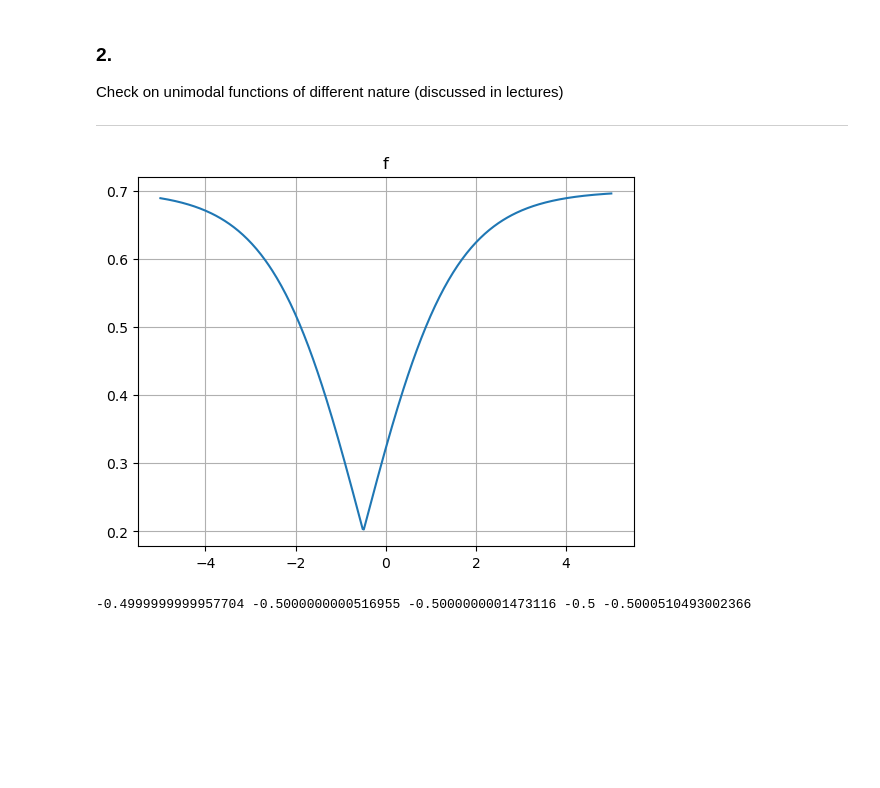
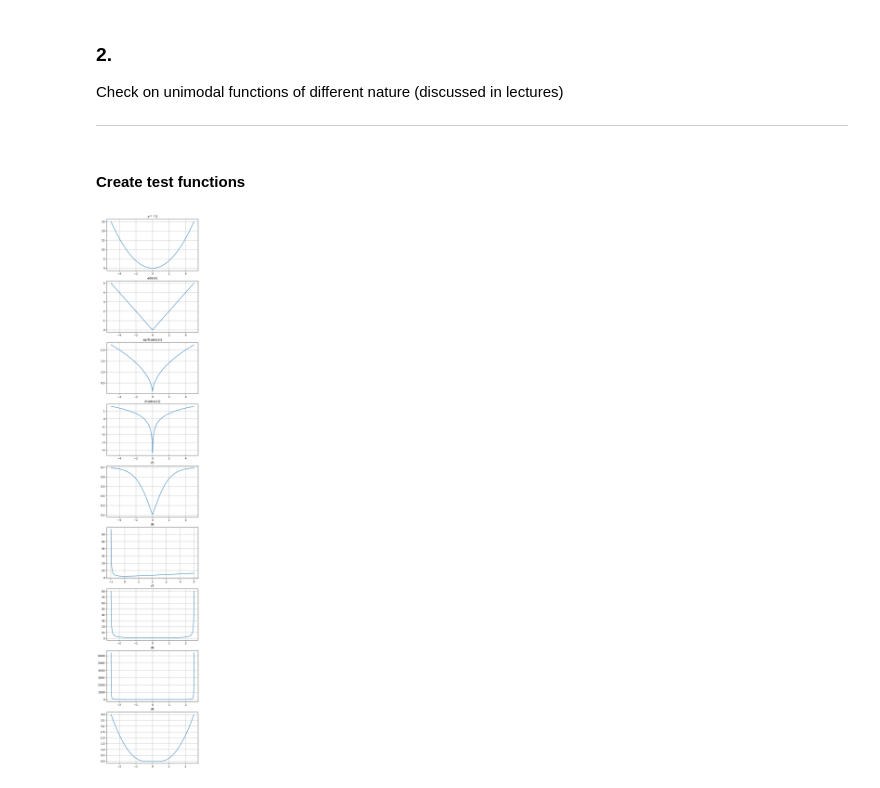
Before and after one commit to ricet8ur/optimization_labs, a Jupyter notebook: 1/search_methods.ipynb, the cells around one changed output. Drawn from its saved outputs; the diff is of its cells as text; code cells hidden in the pictures; blank space fills up the shorter version.

Commit message:
1: test on unimodal functions

```diff
--- a/1/search_methods.ipynb
+++ b/1/search_methods.ipynb
@@ -383,33 +383,5 @@ def brent2(f: Callable[[float], float], a: float, b: float, eps=1e-9):
 Check on unimodal functions of different nature (discussed in lectures)
 
 ---
-# %%
-import numpy as np
-import matplotlib.pyplot as plt
-
-
-def f(x):
-    return 1 / (1 + np.exp(-np.abs(x + 0.5))) - 0.3
-
-
-x = np.linspace(-5, 5, num=400)
-y = [f(i) for i in x]
-
-plt.plot(x, y)
-plt.title("f")
-plt.grid(True)
-plt.show()
-# %% [output]
-[figure, removed]
-# %%
-a = -5
-b = 5
-print(
-    dichotomy_search(f, a, b),
-    golden_section_search(f, a, b),
-    fibonacci_search(f, a, b),
-    successive_parabolic_interpolation(f, a, b),
-    brent2(f, a, b),
-)
-# %% [output]
--0.4999999999957704 -0.5000000000516955 -0.5000000001473116 -0.5 -0.5000510493002366
+# %% [markdown]
+#### Create test functions
@@ -415,0 +430,31 @@ print(
+# %%
+def s2m(s: str):
+    return "$" + s + "$"
+
+
+tests = [
+    (f1, -5, 5, "x**2"),
+    (f2, -5, 5, "abs(x)"),
+    (f3, -5, 5, "sqrt(abs(x))"),
+    (f4, -5, 5, "ln(abs(x))"),
+    (f5, -5, 5, "f5"),
+    (f6, -1, 5, "f6"),
+    (f7, -2.5, 2.5, "f7"),
+    (f8, -2.5, 2.5, "f8"),
+    (f9, -2.5, 2.5, "f9"),
+]
+n = len(tests)
+figsize = (6, 4 * n)
+plt.figure(figsize=figsize)
+for k in range(n):
+    test = tests[k]
+    f, a, b, s = test
+    plt.subplot(n, 1, k + 1)
+    x = np.linspace(a, b, num=400)
+    y = [f(i) for i in x]
+    plt.plot(x, y)
+    plt.title(s2m(s))
+    plt.grid(True)
+plt.show()
+# %% [output]
+[figure, added]
```
Also changed, not shown: parts of 7 cells of this notebook.
